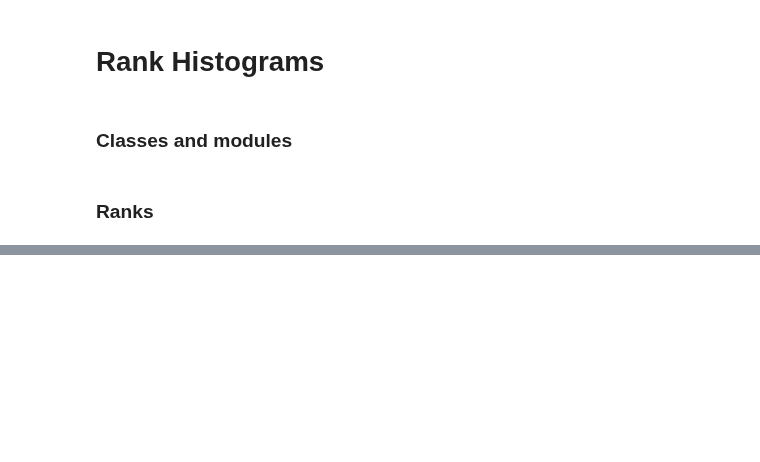
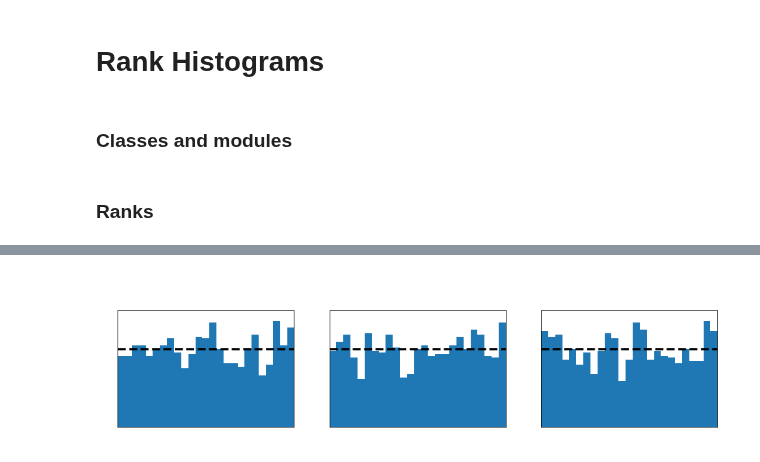
Before and after one commit to sintefmath/multilevelDA, a Jupyter notebook: notebooks/Basin-Ranks-PostProcessing.ipynb, the cells around one changed output, grey strips where cells are left out. Cells and saved outputs as stored; diff of their text form; code cells hidden in the pictures; blank space fills up the shorter version.

```diff
--- a/notebooks/Basin-Ranks-PostProcessing.ipynb
+++ b/notebooks/Basin-Ranks-PostProcessing.ipynb
@@ -56,0 +76,4 @@ for i in range(3):
+# %%
+plot_histogram(900, "prior")
+# %% [output]
+[figure, added]
```
Also changed, not shown: parts of 15 cells of this notebook, 2 other files.
